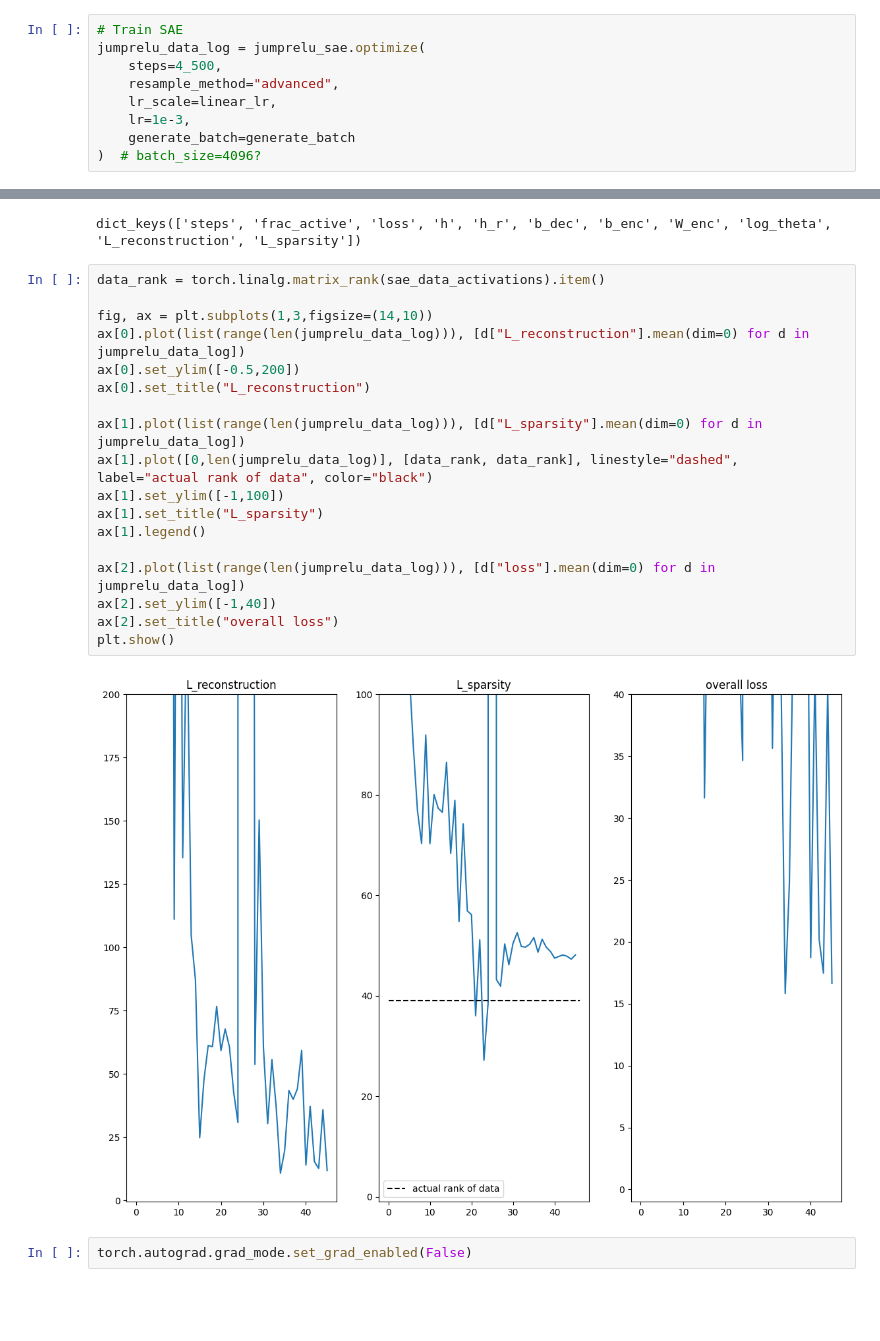
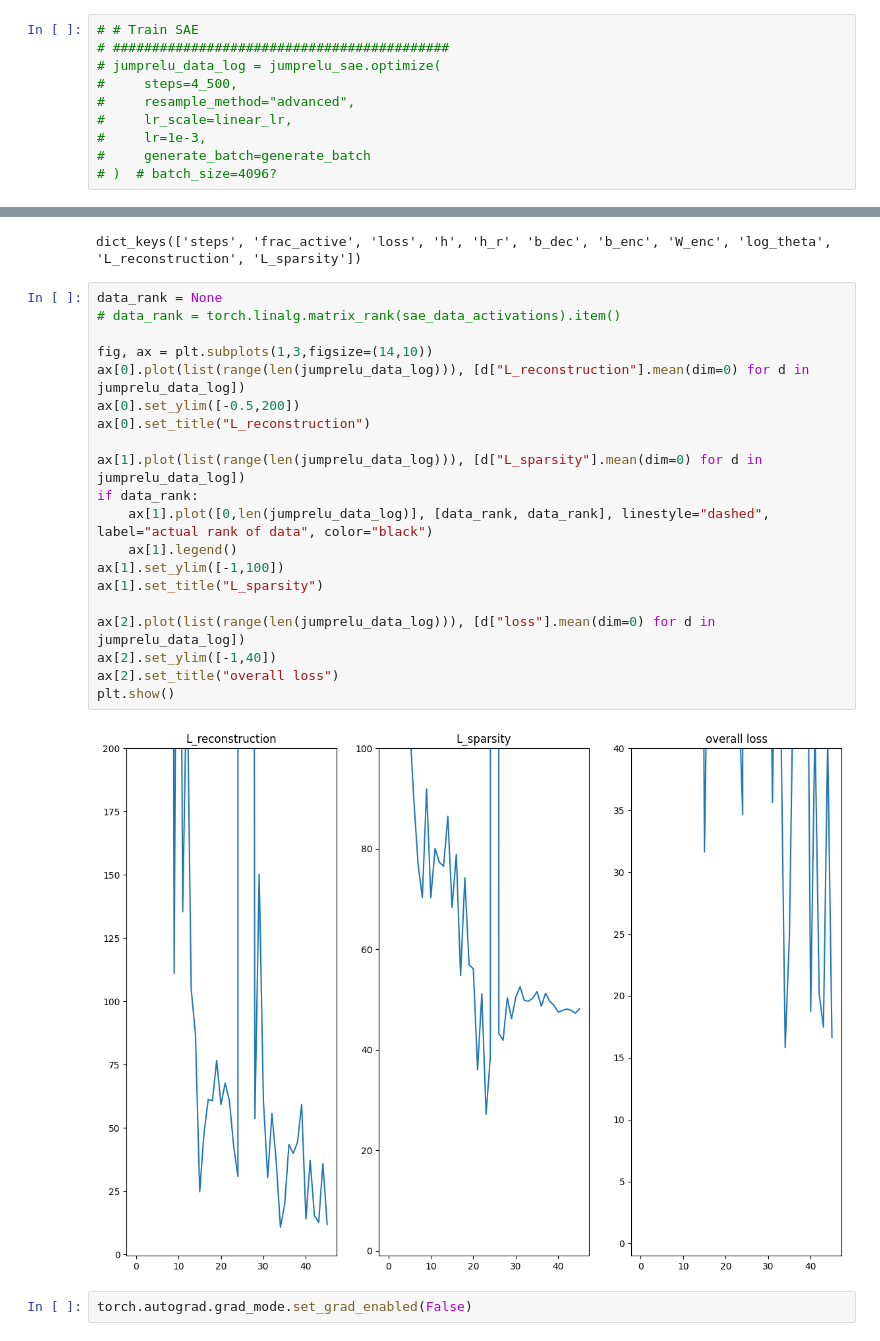
Before and after one commit to blab/mutational-embedding-vectors, a Jupyter notebook: notebooks/plm_circuits/ex21_covfit_SAE.ipynb, the cells around one changed output, grey strips where cells are left out. Cells and saved outputs as stored; diff of their text form; blank space fills up the shorter version.

```diff
--- a/notebooks/plm_circuits/ex21_covfit_SAE.ipynb
+++ b/notebooks/plm_circuits/ex21_covfit_SAE.ipynb
@@ -380,14 +384,15 @@ jumprelu_sae = JumpReLUToySAE(
     pre_set_bias=None
 )
 # %%
-# Train SAE
-jumprelu_data_log = jumprelu_sae.optimize(
-    steps=4_500,
-    resample_method="advanced",
-    lr_scale=linear_lr,
-    lr=1e-3,
-    generate_batch=generate_batch
-)  # batch_size=4096?
+# # Train SAE
+# ###########################################
+# jumprelu_data_log = jumprelu_sae.optimize(
+#     steps=4_500,
+#     resample_method="advanced",
+#     lr_scale=linear_lr,
+#     lr=1e-3,
+#     generate_batch=generate_batch
+# )  # batch_size=4096?
 # %% [markdown]
 # Saving/Loading pre-trained SAE
 # %%
@@ -405,25 +410,27 @@ print(jumprelu_data_log[0].keys())
 # %% [output]
 dict_keys(['steps', 'frac_active', 'loss', 'h', 'h_r', 'b_dec', 'b_enc', 'W_enc', 'log_theta', 'L_reconstruction', 'L_sparsity'])
 # %%
-data_rank = torch.linalg.matrix_rank(sae_data_activations).item()
+data_rank = None
+# data_rank = torch.linalg.matrix_rank(sae_data_activations).item()
 
 fig, ax = plt.subplots(1,3,figsize=(14,10))
 ax[0].plot(list(range(len(jumprelu_data_log))), [d["L_reconstruction"].mean(dim=0) for d in jumprelu_data_log])
 ax[0].set_ylim([-0.5,200])
 ax[0].set_title("L_reconstruction")
 
 ax[1].plot(list(range(len(jumprelu_data_log))), [d["L_sparsity"].mean(dim=0) for d in jumprelu_data_log])
-ax[1].plot([0,len(jumprelu_data_log)], [data_rank, data_rank], linestyle="dashed", label="actual rank of data", color="black")
+if data_rank:
+    ax[1].plot([0,len(jumprelu_data_log)], [data_rank, data_rank], linestyle="dashed", label="actual rank of data", color="black")
+    ax[1].legend()
 ax[1].set_ylim([-1,100])
 ax[1].set_title("L_sparsity")
-ax[1].legend()
 
 ax[2].plot(list(range(len(jumprelu_data_log))), [d["loss"].mean(dim=0) for d in jumprelu_data_log])
 ax[2].set_ylim([-1,40])
 ax[2].set_title("overall loss")
 plt.show()
 # %% [output]
-[figure, old version]
+[figure, new version]
 # %%
 torch.autograd.grad_mode.set_grad_enabled(False)
 # %% [output]
```
Also changed, not shown: parts of 25 cells of this notebook.
